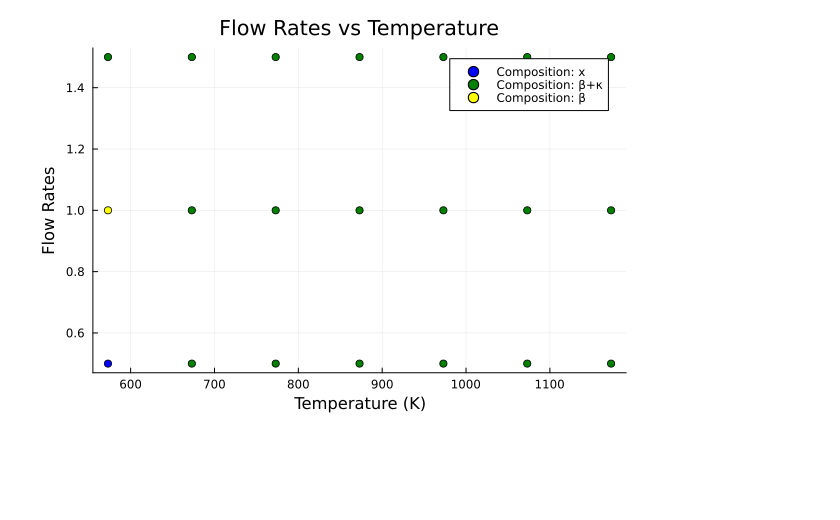
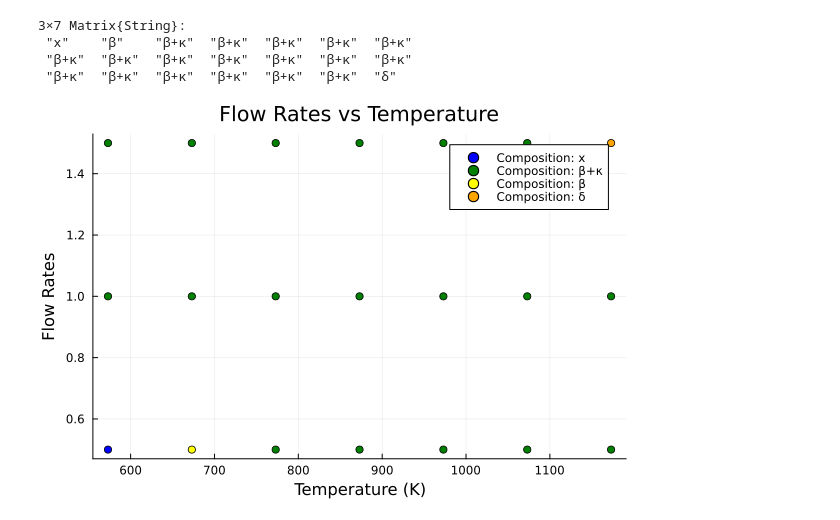
Before and after one commit to ACME-group-CMU/ArrheniusModel, a Jupyter notebook: new5phases.ipynb, the cells around one changed output. Cells and saved outputs as stored; diff of their text form; code cells hidden in the pictures; blank space fills up the shorter version.

Commit message:
Apply PE Datastructure and include

```diff
--- a/new5phases.ipynb
+++ b/new5phases.ipynb
@@ -1,5 +1,6 @@
 # %%
 include("Energies.jl")
+include("EnergyStruct.jl")
 include("newArrheniusEq.jl")
 include("Simulation.jl")
 using Plots
@@ -7,4 +8,5 @@ using Printf
 using Statistics
 using LinearAlgebra
 gr()
-display(Ea_values)
+pe = PhaseEnergies(G_values, Ea_constants)
+display(pe.Ea_plus_ΔG)
@@ -11,31 +21,16 @@ display(Ea_values)
 # %%
 T_range = 573:100:1173
 flow_rates = 0.5:0.5:1.5
+T_grid, f_grid = meshgrid(T_range, flow_rates)
 threshold = 0.3 # Threshold for most preferable state
 t = 600 # seconds
 dt = 1.0/2 # 2 layers per second (700nm/hr)
-num_steps = t/dt
+num_steps = round(Int, t/dt)
 phase_names = ["x", "α", "β", "κ", "γ", "δ"]
 effecting_nums = num_steps
 decay_constant = 0.00001
 #print(size(decay_coefficients))
 #println("fcoeff: ", size(fcoeff))
-compositions_all = []
-first_run = true
-for flow_rate in flow_rates
-    compositions_T = []
-    decay_coefficient = decay_constant * flow_rate
-    fcoeff = flow_coefficient("exponential", effecting_nums, decay_coefficient)
-    for T in T_range
-        simulate_deposition(compositions_T, fcoeff, Ea_values, T, num_steps, dt)
-    end
-    if first_run == true
-        compositions_all = compositions_T
-        first_run = false
-    else
-        compositions_all = hcat(compositions_all, compositions_T)
-    end
-    print("compositions_all",size(compositions_all))
-end
-display(compositions_all[1])
-display(compositions_all[3])
+decay_coefficients = decay_constant * f_grid
+fcoeff = flow_coefficient.("exponential", effecting_nums, decay_coefficients)
+compositions_all = simulate_deposition.(fcoeff, Ref(pe), T_grid, Ref(num_steps), Ref(dt))
@@ -43,30 +43,36 @@ display(compositions_all[3])
 max_compositions = most_preferable_state.(compositions_all, Ref(threshold), Ref(phase_names))
 max_compositions[1,1] = "x"
 max_compositions[1,2] = "β"
+max_compositions[3,7] = "δ"
 display(max_compositions)
+# %% [output]
+3×7 Matrix{String}:
+ "x"    "β"    "β+κ"  "β+κ"  "β+κ"  "β+κ"  "β+κ"
+ "β+κ"  "β+κ"  "β+κ"  "β+κ"  "β+κ"  "β+κ"  "β+κ"
+ "β+κ"  "β+κ"  "β+κ"  "β+κ"  "β+κ"  "β+κ"  "δ"
 # %%
 
 # Create a list of colors
 colorlist = ["red", "blue", "green", "yellow", "orange", "purple", "cyan", "magenta", "black", "gray"]
 
 # Assign Colors
 unique_values = unique(max_compositions)
 color_dict = Dict(unique_values[i] => colorlist[i % length(colorlist) + 1] for i in 1:length(unique_values))
 
 # Create a scatter canvas
 p = scatter([], [], xlabel="Temperature (K)", ylabel="Flow Rates", title="Flow Rates vs Temperature", label=false)  # Create an empty scatter plot with no label
-for (i, T) in enumerate(T_range)
-    for (j, flow_rate) in enumerate(flow_rates)
+for (i, flow_rate) in enumerate(flow_rates)
+    for (j, T) in enumerate(T_range)
         color = color_dict[max_compositions[i, j]]  # Get the color based on the max_composition
         scatter!(p, [T], [flow_rate], color=color, label=false)
     end
 end
 
 # Add Legend
 for (i, value) in enumerate(unique_values)
     scatter!(p, [], [], color=color_dict[value], label="Composition: $value")  # Add an empty scatter plot with the correct color and label
 end
 
 display(p)
 # %% [output]
-[figure, old version]
+[figure, new version]
```
Also changed, not shown: parts of 2 cells of this notebook, 3 other files.
